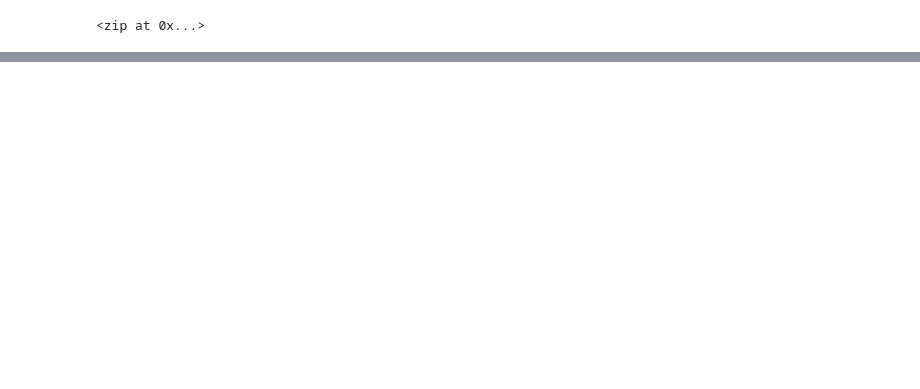
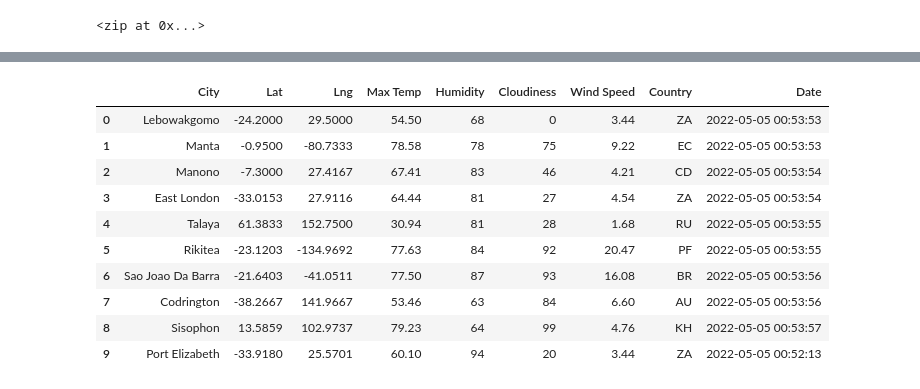
Before and after one commit to CieloCris/World_Weather_Analysis, a Jupyter notebook: WeatherPy.ipynb, the cells around one changed output, grey strips where cells are left out. Cells and saved outputs as stored; diff of their text form; code cells hidden in the pictures; blank space fills up the shorter version.

Commit message:
changes gitnore and weatherpy

```diff
--- a/WeatherPy.ipynb
+++ b/WeatherPy.ipynb
@@ -33,0 +60,4 @@ len(cities)
+# %%
+# Starting URL for Weather Map API call
+url = "http://api.openweathermap.org/data/2.5/weather?units=Imperial&APPID=" + weather_api_key
+print(url)
@@ -33,0 +70,10 @@ len(cities)
+# %%
+# Create an empty list to hold the weather data.
+city_data = []
+# Print the beginning of the logging.
+print("Beginning Data Retrieval     ")
+print("-----------------------------")
+
+# Create counters.
+record_count = 1
+set_count = 1
@@ -33,0 +153,16 @@ len(cities)
+# %%
+# Convert the array of dictionaries to a Pandas DataFrame.
+city_data_df = pd.DataFrame(city_data)
+city_data_df.head(10)
+# %% [output]
+|  | City | Lat | Lng | Max Temp | Humidity | Cloudiness | Wind Speed | Country | Date |
+| 0 | Lebowakgomo | -24.2000 | 29.5000 | 54.50 | 68 | 0 | 3.44 | ZA | 2022-05-05 00:53:53 |
+| 1 | Manta | -0.9500 | -80.7333 | 78.58 | 78 | 75 | 9.22 | EC | 2022-05-05 00:53:53 |
+| 2 | Manono | -7.3000 | 27.4167 | 67.41 | 83 | 46 | 4.21 | CD | 2022-05-05 00:53:54 |
+| 3 | East London | -33.0153 | 27.9116 | 64.44 | 81 | 27 | 4.54 | ZA | 2022-05-05 00:53:54 |
+| 4 | Talaya | 61.3833 | 152.7500 | 30.94 | 81 | 28 | 1.68 | RU | 2022-05-05 00:53:55 |
+| 5 | Rikitea | -23.1203 | -134.9692 | 77.63 | 84 | 92 | 20.47 | PF | 2022-05-05 00:53:55 |
+| 6 | Sao Joao Da Barra | -21.6403 | -41.0511 | 77.50 | 87 | 93 | 16.08 | BR | 2022-05-05 00:53:56 |
+| 7 | Codrington | -38.2667 | 141.9667 | 53.46 | 63 | 84 | 6.60 | AU | 2022-05-05 00:53:56 |
+| 8 | Sisophon | 13.5859 | 102.9737 | 79.23 | 64 | 99 | 4.76 | KH | 2022-05-05 00:53:57 |
+| 9 | Port Elizabeth | -33.9180 | 25.5701 | 60.10 | 94 | 20 | 3.44 | ZA | 2022-05-05 00:52:13 |
```
Also changed, not shown: parts of 10 cells of this notebook, 4 other files.
